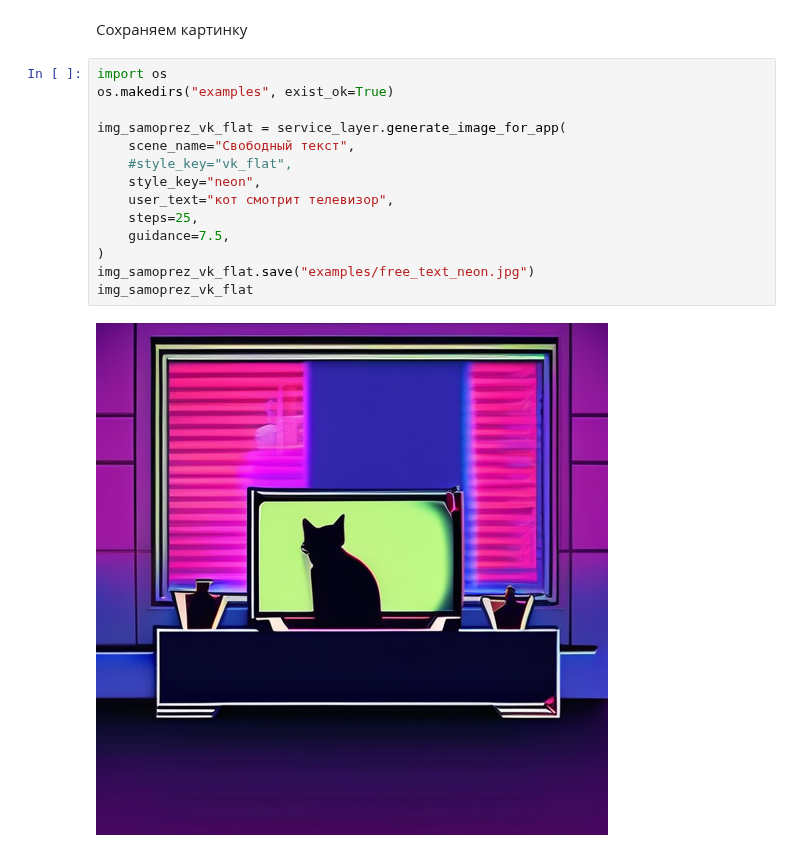
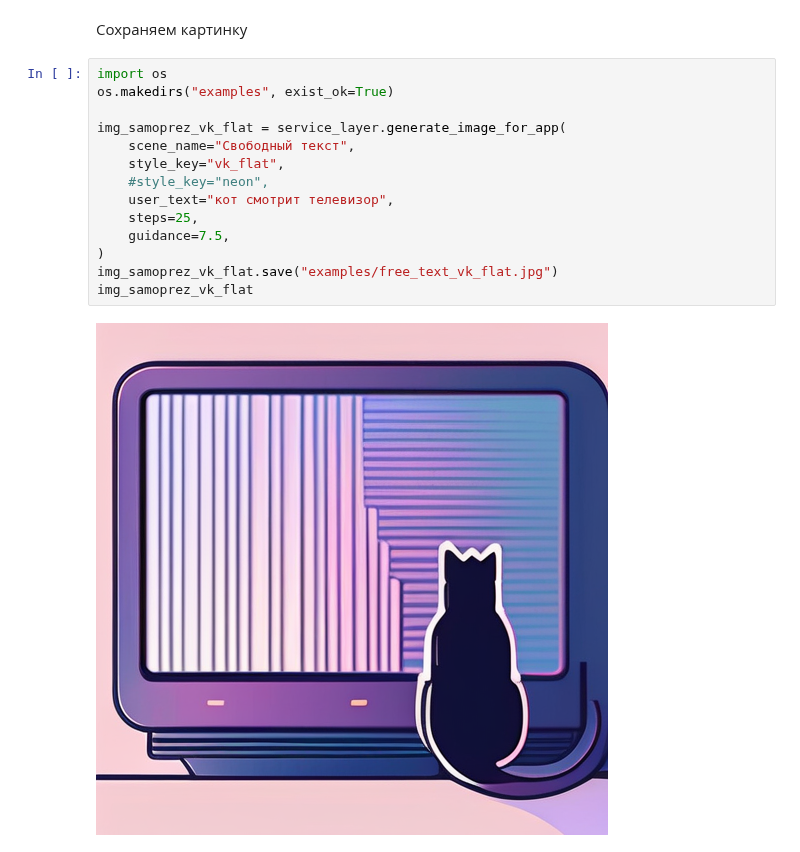
Before and after one commit to desve/vk-text-to-image-demo, a Jupyter notebook: 05_gradio_app.ipynb, the cells around one changed output. Saved outputs shown, nothing was run; the diff lists cells and outputs as text.

```diff
--- a/05_gradio_app.ipynb
+++ b/05_gradio_app.ipynb
@@ -534,16 +534,16 @@ This share link expires in 1 week. For free permanent hosting and GPU upgrades,
 # %%
 import os
 os.makedirs("examples", exist_ok=True)
 
 img_samoprez_vk_flat = service_layer.generate_image_for_app(
     scene_name="Свободный текст",
-    #style_key="vk_flat",
-    style_key="neon",
+    style_key="vk_flat",
+    #style_key="neon",
     user_text="кот смотрит телевизор",
     steps=25,
     guidance=7.5,
 )
-img_samoprez_vk_flat.save("examples/free_text_neon.jpg")
+img_samoprez_vk_flat.save("examples/free_text_vk_flat.jpg")
 img_samoprez_vk_flat
 # %% [output]
-[figure, old version]
+[figure, new version]
```
Also changed, not shown: parts of 4 cells of this notebook.
